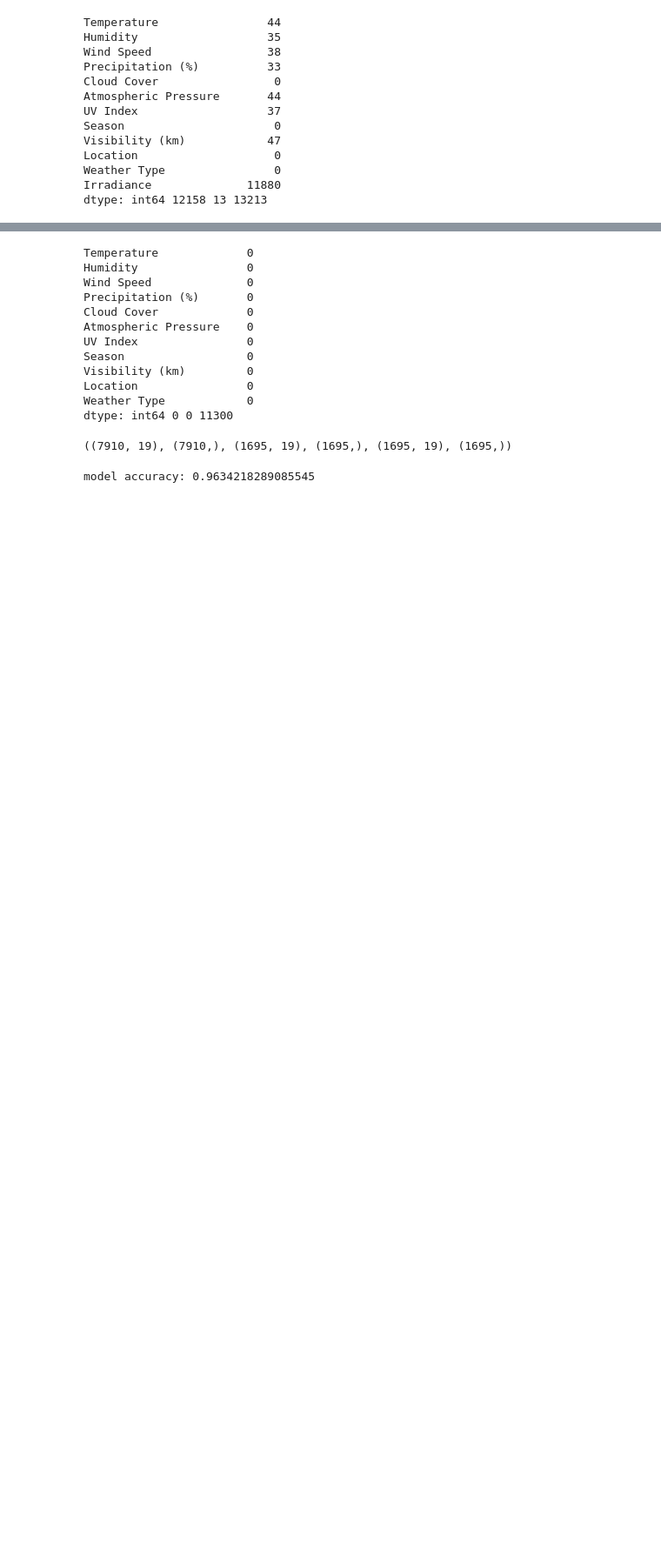
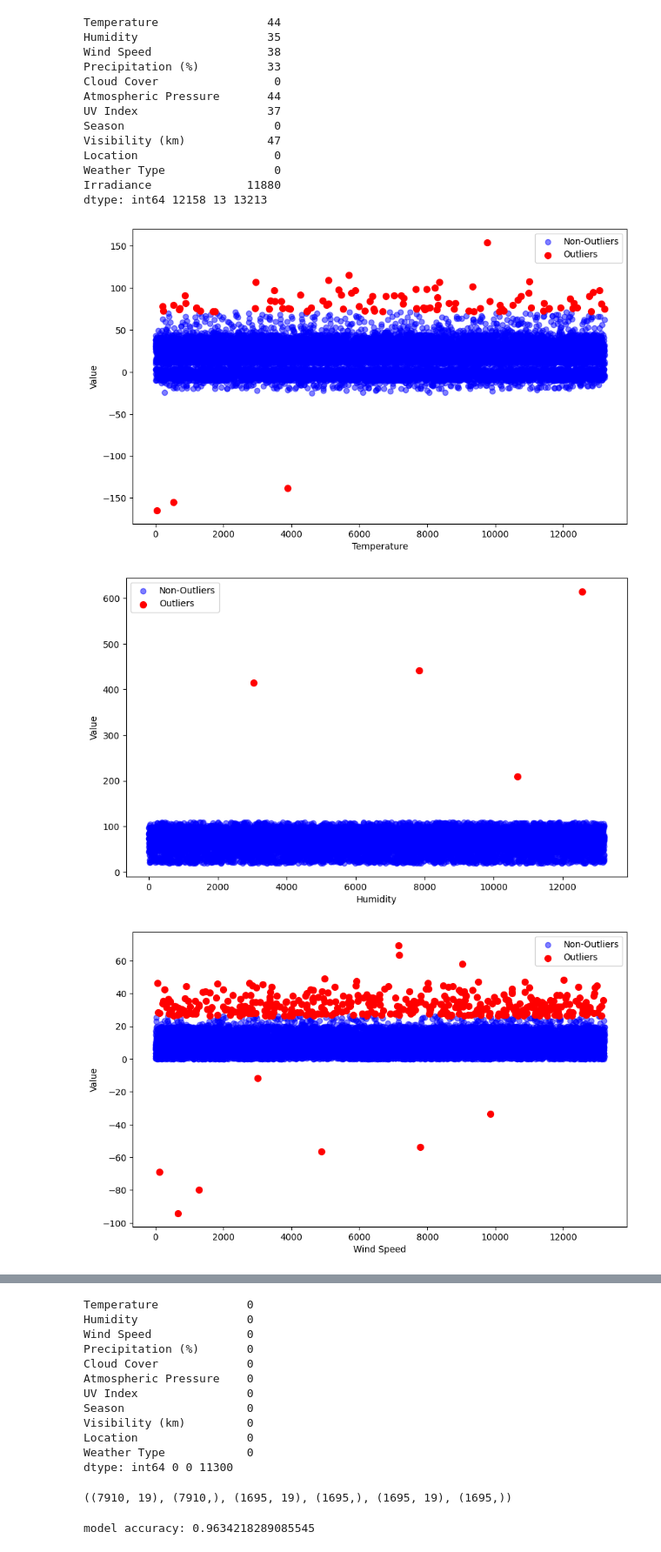
Before and after one commit to OndrejKocak/suns, a Jupyter notebook: zadanie1/zadanie.ipynb, the cells around one changed output, grey strips where cells are left out. Shown at 87% size. Cells and saved outputs as stored; diff of their text form; code cells hidden in the pictures; blank space fills up the shorter version.

```diff
--- a/zadanie1/zadanie.ipynb
+++ b/zadanie1/zadanie.ipynb
@@ -82,24 +60,29 @@ dtype: int64 12158 13 13213
 # %%
 #detekcia a odstranenie outlierov
 def detectOutliers(df, column):
     Q1 = df[column].quantile(0.25)
     Q3 = df[column].quantile(0.75)
     IQR = Q3 - Q1
     lower_bound = Q1 - 1.5 * IQR
     upper_bound = Q3 + 1.5 * IQR
     return df[(df[column] < lower_bound) | (df[column] > upper_bound)]
 
 outlier_columns = ['Temperature', 'Humidity', 'Wind Speed', 'Precipitation (%)', 'Atmospheric Pressure','UV Index', 'Visibility (km)']
 
 for column in outlier_columns:
     outliers = detectOutliers(weather_df, column)
     weather_df = weather_df.drop(outliers.index)
-    continue
+
     plt.figure(figsize=(10,6))
 
     plt.scatter(weather_df.index, weather_df[column], color='blue', label='Non-Outliers', alpha=0.5)
     plt.scatter(outliers.index, outliers[column], color='red', label='Outliers', s=50)
 
     plt.xlabel(column)
+    plt.ylabel("Values")
     plt.legend()
     plt.show()
+# %% [output]
+[figure, added]
+[figure, added]
+[figure, added]
```
Also changed, not shown: parts of 8 cells of this notebook.
